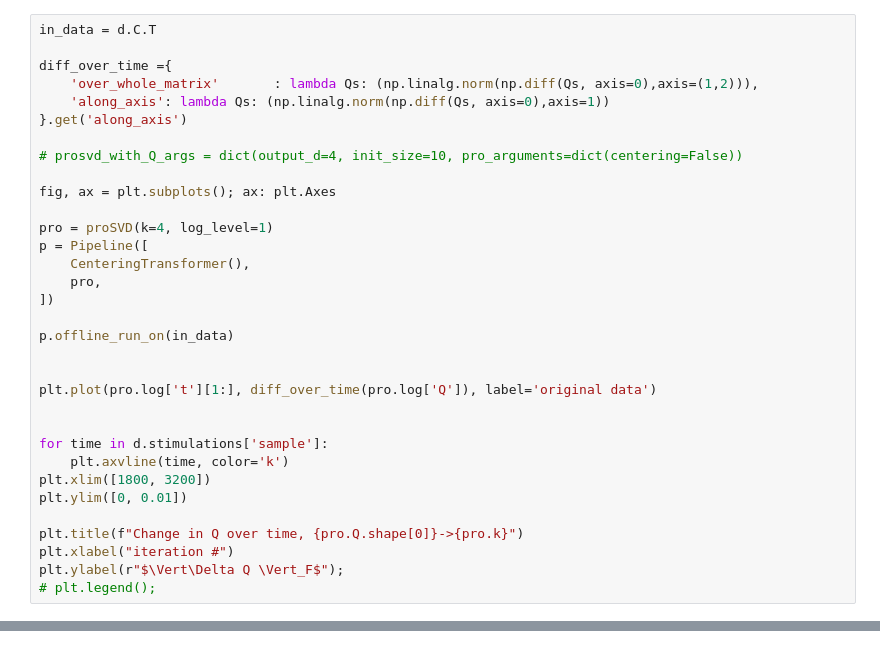
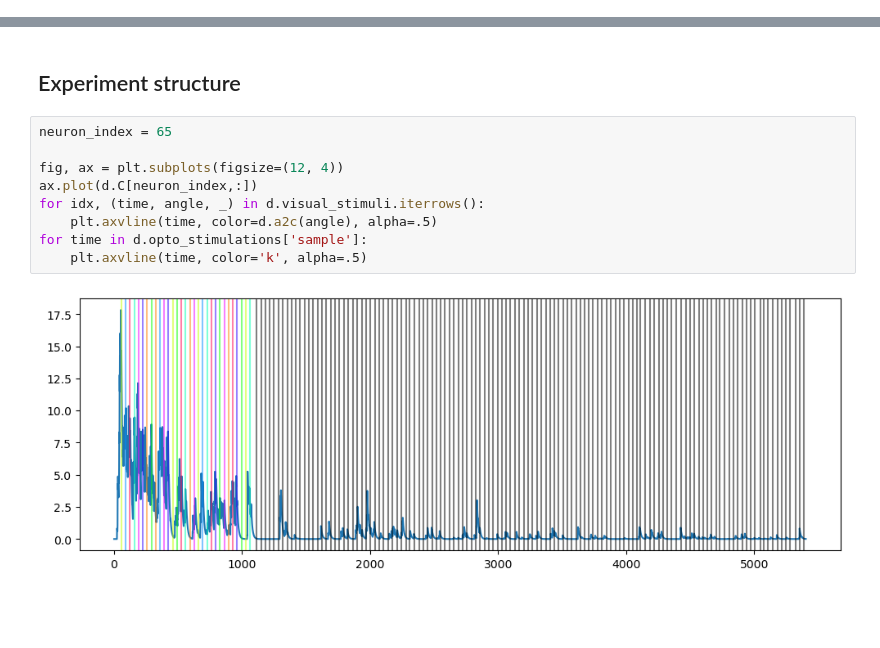
Before and after one commit to draeloslab/AdaptiveLatents, a Jupyter notebook: workspace/nauman24u_scratch.ipynb, the cells around one changed output, grey strips where cells are left out. Saved outputs shown, nothing was run; the diff lists cells and outputs as text; blank space fills up the shorter version.

```diff
--- a/workspace/nauman24u_scratch.ipynb
+++ b/workspace/nauman24u_scratch.ipynb
@@ -11,33 +15,0 @@ d = Naumann24uDataset(Naumann24uDataset.sub_datasets[2])
-# %%
-in_data = d.C.T
-
-diff_over_time ={
-    'over_whole_matrix'       : lambda Qs: (np.linalg.norm(np.diff(Qs, axis=0),axis=(1,2))),
-    'along_axis': lambda Qs: (np.linalg.norm(np.diff(Qs, axis=0),axis=1))
-}.get('along_axis')
-
-# prosvd_with_Q_args = dict(output_d=4, init_size=10, pro_arguments=dict(centering=False))
-
-fig, ax = plt.subplots(); ax: plt.Axes
-
-pro = proSVD(k=4, log_level=1)
-p = Pipeline([
-    CenteringTransformer(),
-    pro,
-])
-
-p.offline_run_on(in_data)
-
-
-plt.plot(pro.log['t'][1:], diff_over_time(pro.log['Q']), label='original data')
-
-
-for time in d.stimulations['sample']:
-    plt.axvline(time, color='k')
-plt.xlim([1800, 3200])
-plt.ylim([0, 0.01])
-
-plt.title(f"Change in Q over time, {pro.Q.shape[0]}->{pro.k}")
-plt.xlabel("iteration #")
-plt.ylabel(r"$\Vert\Delta Q \Vert_F$");
-# plt.legend();
@@ -51,0 +22,13 @@ plt.plot(d.stimulations['sample'], '.')
+# %% [markdown]
+## Experiment structure
+# %%
+neuron_index = 65
+
+fig, ax = plt.subplots(figsize=(12, 4))
+ax.plot(d.C[neuron_index,:])
+for idx, (time, angle, _) in d.visual_stimuli.iterrows():
+    plt.axvline(time, color=d.a2c(angle), alpha=.5)
+for time in d.opto_stimulations['sample']:
+    plt.axvline(time, color='k', alpha=.5)
+# %% [output]
+[figure, added]
```
Also changed, not shown: parts of 27 cells of this notebook, 13 other files.
